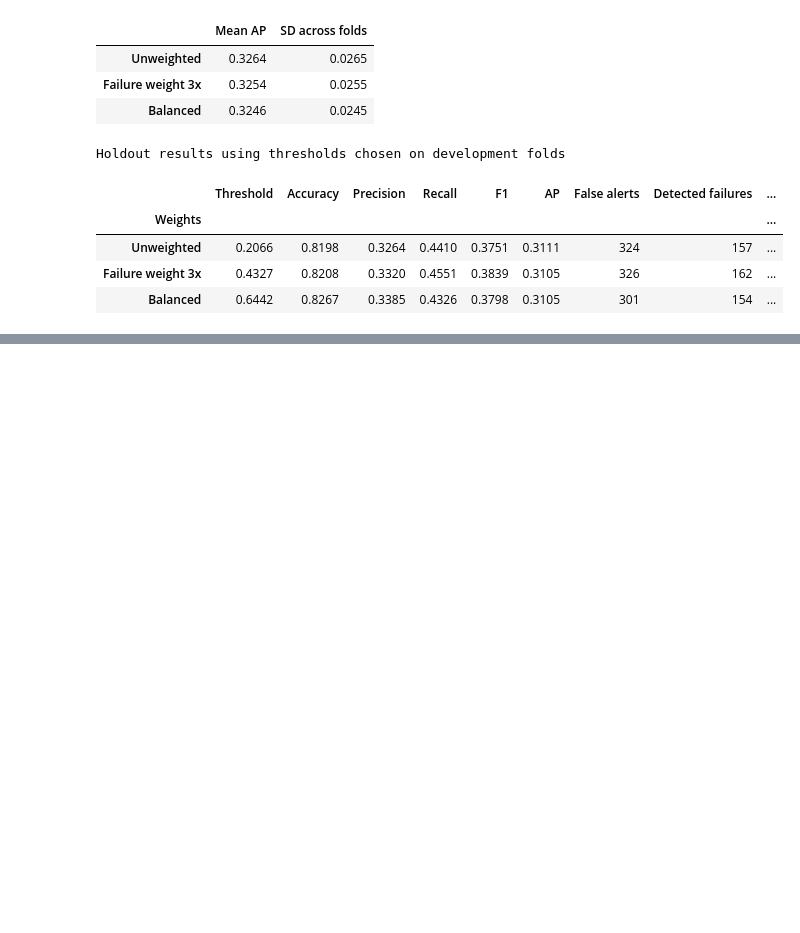
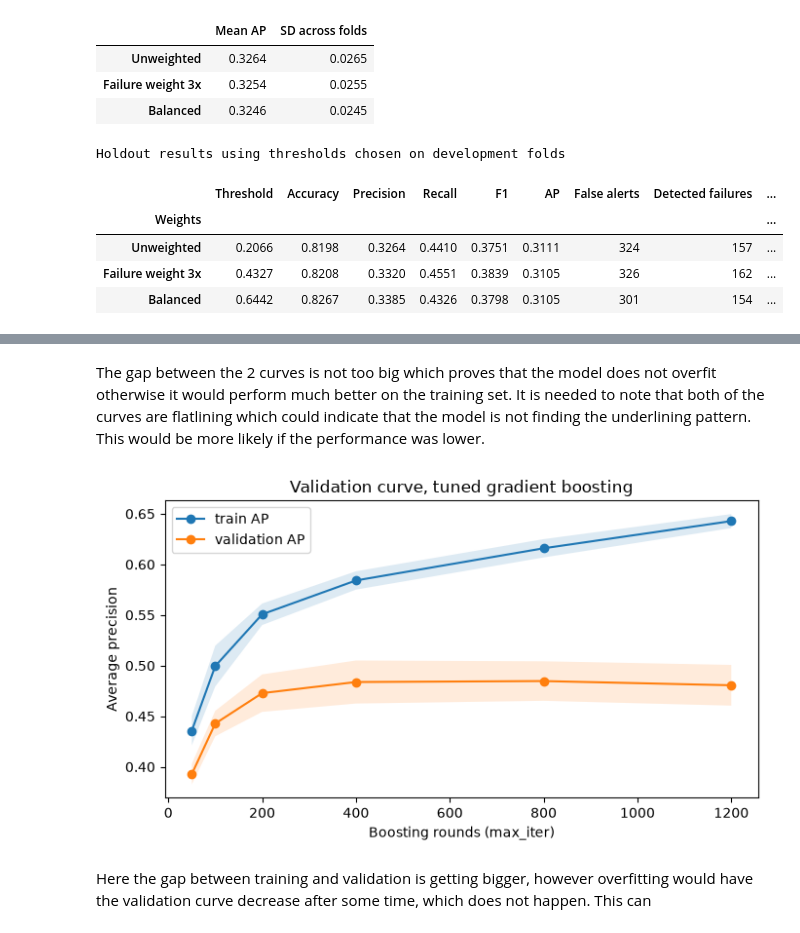
Before and after one commit to zigo-matej/iau_project, a Jupyter notebook: phase_03.ipynb, the cells around one changed output, grey strips where cells are left out. Cells and saved outputs as stored; diff of their text form; code cells hidden in the pictures; blank space fills up the shorter version.

```diff
--- a/phase_03.ipynb
+++ b/phase_03.ipynb
@@ -630,0 +982,19 @@ Holdout results using thresholds chosen on development folds
+# %% [markdown]
+The gap between the 2 curves is not too big which proves that the model does not overfit otherwise it would perform much better on the training set. It is needed to note that both of the curves are flatlining which could indicate that the model is not finding the underlining pattern. This would be more likely if the performance was lower.
+# %%
+rounds = [50, 100, 200, 400, 800, 1200]
+tr_v, va_v = validation_curve(
+    tuned_gb, X_train, y_train, param_name="classifier__max_iter", param_range=rounds,
+    cv=cv_splits, scoring="average_precision", n_jobs=-1)
+
+fig, ax = plt.subplots(figsize=(7, 4))
+for scores, label in [(tr_v, "train AP"), (va_v, "validation AP")]:
+    m, s = scores.mean(axis=1), scores.std(axis=1, ddof=1)
+    ax.plot(rounds, m, marker="o", label=label)
+    ax.fill_between(rounds, m - s, m + s, alpha=0.15)
+ax.set_xlabel("Boosting rounds (max_iter)"); ax.set_ylabel("Average precision")
+ax.set_title("Validation curve, tuned gradient boosting"); ax.legend(); plt.tight_layout(); plt.show()
+# %% [output]
+[figure, added]
+# %% [markdown]
+Here the gap between training and validation is getting bigger, however overfitting would have the validation curve decrease after some time, which does not happen. This can
```
Also changed, not shown: parts of 17 cells of this notebook.
